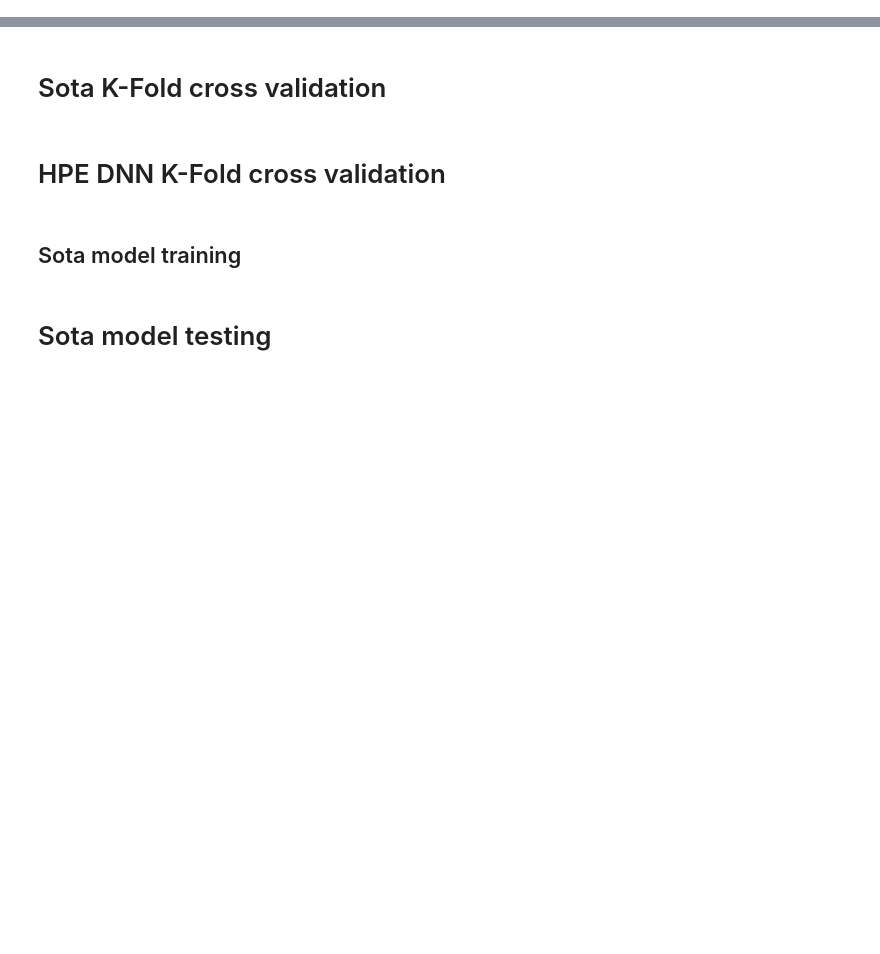
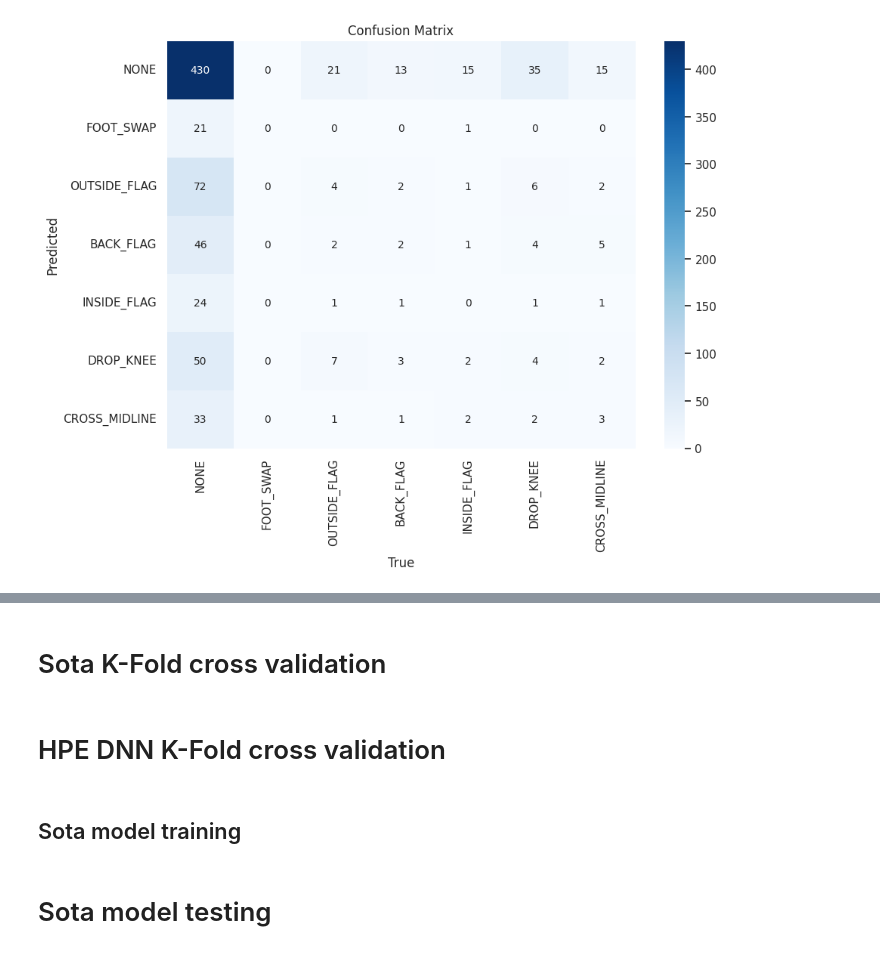
Before and after one commit to tomdec/climbing-technique-detector, a Jupyter notebook: poc_notebook.ipynb, the cells around one changed output, grey strips where cells are left out. Saved outputs shown, nothing was run; the diff lists cells and outputs as text; code cells hidden in the pictures; blank space fills up the shorter version.

Commit message:
confusion matrix in notebook

```diff
--- a/poc_notebook.ipynb
+++ b/poc_notebook.ipynb
@@ -6,0 +35,32 @@ plot_frame_count_distributions(samples_root_dir)
+# %%
+from numpy import argmax
+import tensorflow as tf
+
+
+pred_idx = argmax(predictions, axis=1)
+label_idx = argmax(labels, axis=1)
+
+cm = tf.math.confusion_matrix(labels=label_idx, predictions=pred_idx)
+# %%
+%matplotlib inline
+import matplotlib.pyplot as plt
+import seaborn as sn
+from pandas import DataFrame
+from numpy import transpose
+
+from src.labels import Technique
+
+techniques = ["NONE", "FOOT_SWAP", "OUTSIDE_FLAG", "BACK_FLAG", "INSIDE_FLAG", "DROP_KNEE", "CROSS_MIDLINE"]
+cm = transpose(cm)
+df_cm = DataFrame(cm, index=techniques, columns=techniques)
+
+plt.figure(figsize=(10, 7))
+sn.heatmap(df_cm, annot=True, cmap="Blues", annot_kws={"size": 10}, fmt="g")
+
+plt.title("Confusion Matrix")
+plt.xlabel("True")
+plt.ylabel("Predicted")
+
+plt.show()
+# %% [output]
+[figure, added]
```
Also changed, not shown: parts of 2 cells of this notebook, 1 other file.
